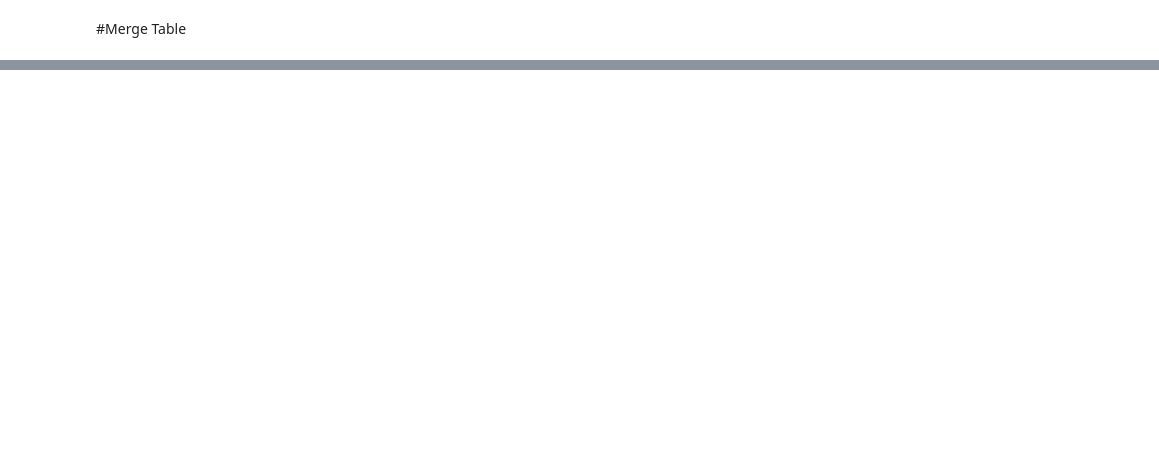
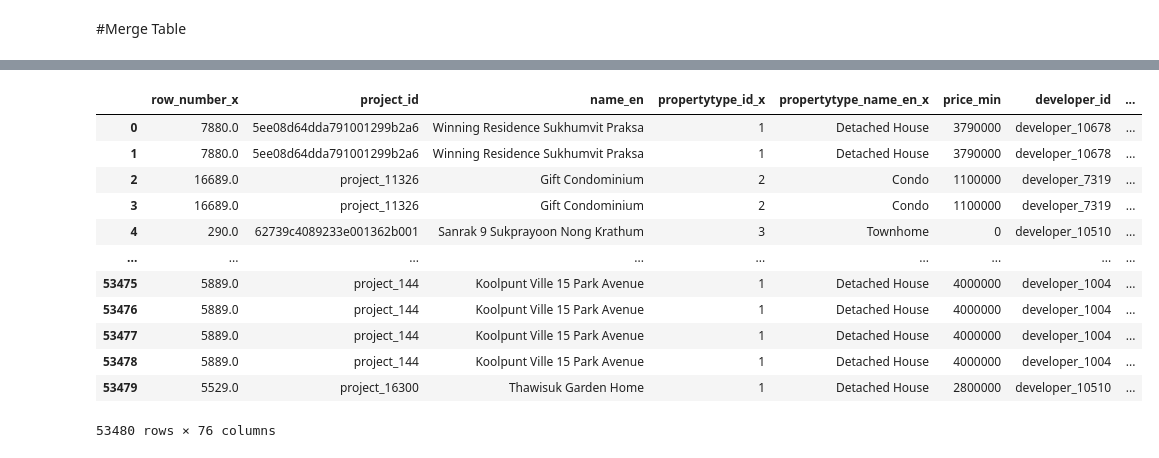
Before and after one commit to Ninkrn/BasicProg_Dataviz65, a Jupyter notebook: Project_Final.ipynb, the cells around one changed output, grey strips where cells are left out. Saved outputs shown, nothing was run; the diff lists cells and outputs as text; code cells hidden in the pictures; blank space fills up the shorter version.

Commit message:
DataProject

```diff
--- a/Project_Final.ipynb
+++ b/Project_Final.ipynb
@@ -185,0 +482,3 @@ Index(['row_number', 'project_id', 'name_en', 'name_th', 'propertytype_id',
+# %%
+table_merge1 = opendata_train_station_clean_F1.merge(opendata_train_line_clean_F1, how ='left', left_on='row_number',right_on='row_number')
+print(table_merge1.shape)
@@ -185,0 +518,3 @@ Index(['row_number', 'project_id', 'name_en', 'name_th', 'propertytype_id',
+# %%
+#we used fill Null with 0 เป็นศูนย์เพราะข้อมูลเยอะมากจะdropไปไม่ได้
+table_merge1 = table_merge1.fillna(0)
@@ -186,4 +574,4 @@ Index(['row_number', 'project_id', 'name_en', 'name_th', 'propertytype_id',
 # %%
-#table_merge1 = table_merge.merge(opendata_train_station, how ='left', left_on='latitude',right_on='latitude')
-print(table_merge1.shape)
+table_merge2 = table_merge.merge(table_merge1, how ='left', left_on='latitude',right_on='latitude')
+print(table_merge2.shape)
 # %% [output]
@@ -227,0 +605,3 @@ Index(['row_number_x', 'project_id', 'name_en', 'name_th', 'propertytype_id',
+# %%
+#we used fill Null
+table_merge2 = table_merge2.fillna(0)
@@ -227,0 +623,16 @@ Index(['row_number_x', 'project_id', 'name_en', 'name_th', 'propertytype_id',
+# %%
+table_merge2
+# %% [output]
+|  | row_number_x | project_id | name_en | propertytype_id_x | propertytype_name_en_x | price_min | developer_id | ... |
+| 0 | 7880.0 | 5ee08d64dda791001299b2a6 | Winning Residence Sukhumvit Praksa | 1 | Detached House | 3790000 | developer_10678 | ... |
+| 1 | 7880.0 | 5ee08d64dda791001299b2a6 | Winning Residence Sukhumvit Praksa | 1 | Detached House | 3790000 | developer_10678 | ... |
+| 2 | 16689.0 | project_11326 | Gift Condominium | 2 | Condo | 1100000 | developer_7319 | ... |
+| 3 | 16689.0 | project_11326 | Gift Condominium | 2 | Condo | 1100000 | developer_7319 | ... |
+| 4 | 290.0 | 62739c4089233e001362b001 | Sanrak 9 Sukprayoon Nong Krathum | 3 | Townhome | 0 | developer_10510 | ... |
+| ... | ... | ... | ... | ... | ... | ... | ... | ... |
+| 53475 | 5889.0 | project_144 | Koolpunt Ville 15 Park Avenue | 1 | Detached House | 4000000 | developer_1004 | ... |
+| 53476 | 5889.0 | project_144 | Koolpunt Ville 15 Park Avenue | 1 | Detached House | 4000000 | developer_1004 | ... |
+| 53477 | 5889.0 | project_144 | Koolpunt Ville 15 Park Avenue | 1 | Detached House | 4000000 | developer_1004 | ... |
+| 53478 | 5889.0 | project_144 | Koolpunt Ville 15 Park Avenue | 1 | Detached House | 4000000 | developer_1004 | ... |
+| 53479 | 5529.0 | project_16300 | Thawisuk Garden Home | 1 | Detached House | 2800000 | developer_10510 | ... |
+53480 rows × 76 columns
```
Also changed, not shown: parts of 65 cells of this notebook.
